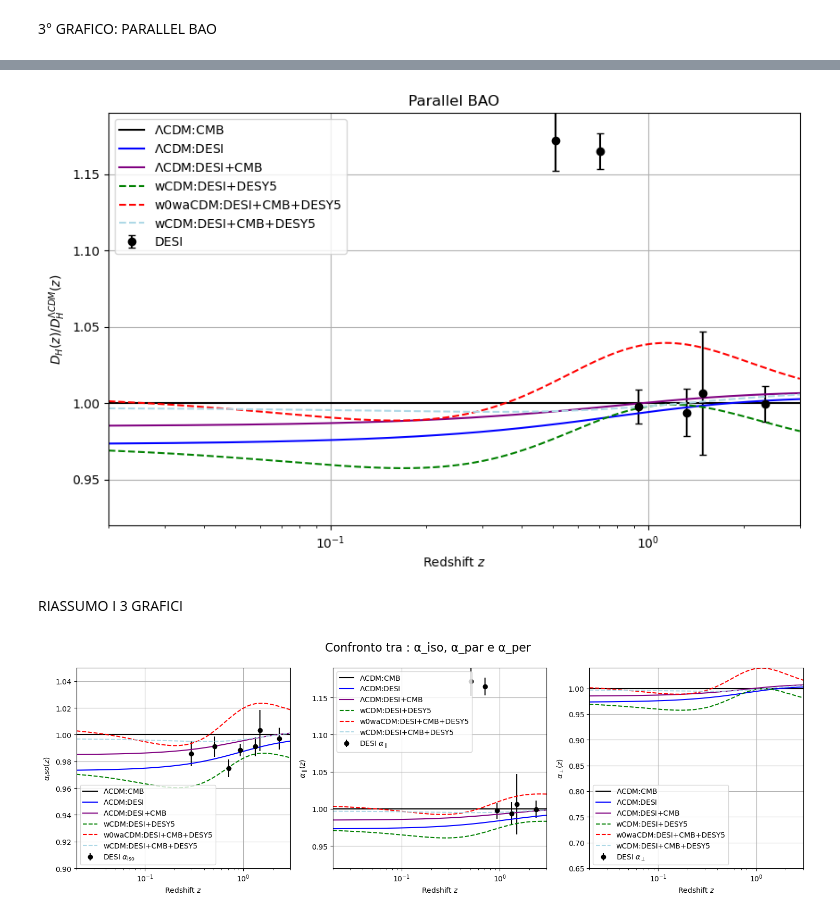
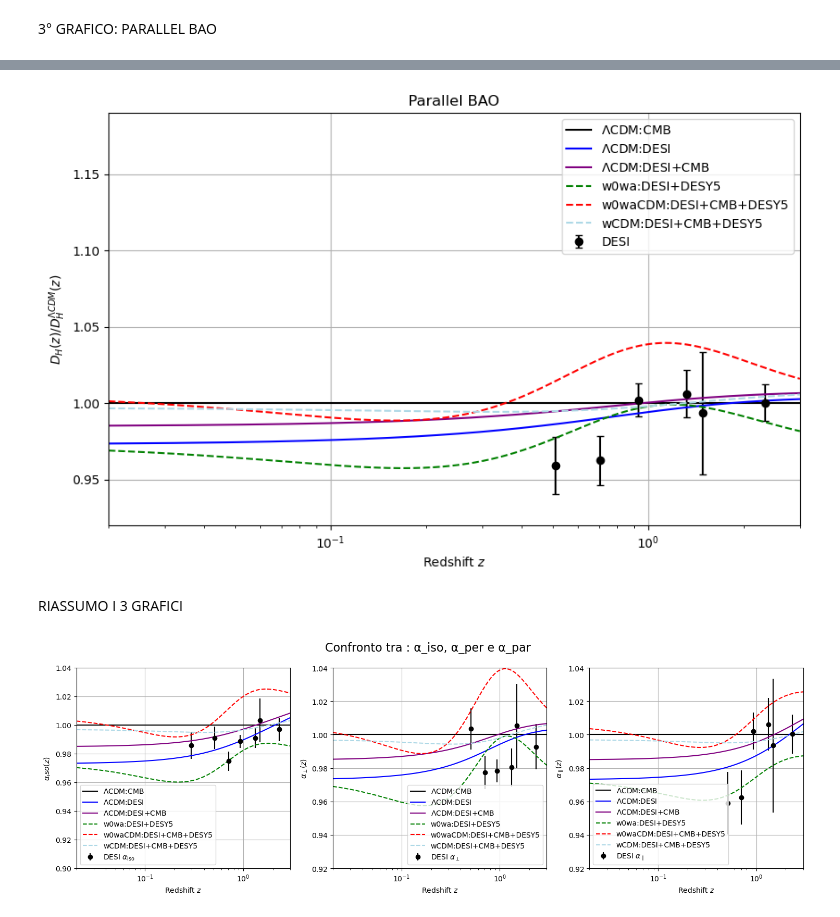
Before and after one commit to maddaba/astrocosmolib, a Jupyter notebook: demo/demo-desi2.ipynb, the cells around one changed output, grey strips where cells are left out. Cells and saved outputs as stored; diff of their text form; code cells hidden in the pictures.

Commit message:
add es desi

```diff
--- a/demo/demo-desi2.ipynb
+++ b/demo/demo-desi2.ipynb
@@ -77,11 +81,11 @@ plt.show()
 2° GRAFICO: PERPENDICULAR BAO
 # %%
 z_eff = np.array([0.510, 0.706, 0.934, 1.321, 1.484, 2.330])
-DM_over_rd_meas = np.array([13.301, 14.376, 15.767, 18.514, 20.284, 28.393])
-DM_over_rd_err = np.array([0.150, 0.125, 0.125, 0.180, 0.255, 0.189])
+DM_over_rd_meas = np.array([13.588, 17.351,21.576, 27.601,30.512,38.988])
+DM_over_rd_err = np.array([0.167, 0.177, 0.152, 0.318, 0.760, 0.531])
 r_d = 147.05  # Mpc
 
-DM_fid = np.array([dist_CMB.angular_diameter_distance(z) for z in z_eff])
+DM_fid = np.array([dist_CMB.comoving_distance(z) for z in z_eff])
 DM_over_rd_fid = DM_fid / r_d
 alpha_per = DM_over_rd_meas / DM_over_rd_fid
 #alpha_per_err = alpha_per * (DM_over_rd_err / DM_over_rd_meas)
@@ -154,12 +144,12 @@ for z, val, err in zip(z_eff, alpha_par, alpha_par_err):
 # %%
 z_eff = np.array([0.510, 0.706, 0.934, 1.321, 1.484, 2.330])
-DH_over_rd_meas = np.array([19.455, 17.351, 17.641, 14.176, 12.817, 8.632])
-DH_over_rd_err = np.array([0.330, 0.177, 0.193, 0.221, 0.516, 0.101])
+DH_over_rd_meas = np.array([21.863,19.455, 17.641, 14.176, 12.817, 8.632])
+DH_over_rd_err = np.array([0.425,0.330, 0.193, 0.221, 0.516, 0.101])
 
 r_d = 147.05  # Mpc
 DH_fid = np.array([dist_CMB.hubble_distance(z) for z in z_eff])
 DH_over_rd_fid = DH_fid / r_d
-alpha_par = DH_over_rd_fid / DH_over_rd_meas
+alpha_par = DH_over_rd_meas / DH_over_rd_fid
 #alpha_par_err = alpha_par * (DH_over_rd_err / DH_over_rd_meas)
 alpha_par_err = alpha_par * np.sqrt((DH_over_rd_err / DH_over_rd_meas)**2 +  (0 / DH_over_rd_fid)**2)
 
@@ -182,7 +172,7 @@ plt.plot(z_vals, dh_LambdaCDM_CMB, label=r'$\Lambda$CDM:CMB', color='black')
 plt.plot(z_vals, dh_DESI, label=r'$\Lambda$CDM:DESI', color='blue')
 plt.plot(z_vals, dh_DESI_CMB, label=r'$\Lambda$CDM:DESI+CMB', color='purple')
 #plt.plot(z_vals, dv_DESY5, label=r'$\Lambda$CDM:DESY5', color='orange')
-plt.plot(z_vals, dh_w0wa_DESI_DESY5, label='wCDM:DESI+DESY5', color='green', linestyle='--')
+plt.plot(z_vals, dh_w0wa_DESI_DESY5, label='w0wa:DESI+DESY5', color='green', linestyle='--')
 plt.plot(z_vals, dh_w0wa_DESI_CMB_DESY5, label='w0waCDM:DESI+CMB+DESY5', color='red', linestyle='--')
 plt.plot(z_vals, dh_wCDM_DESI_CMB_DESY5, label='wCDM:DESI+CMB+DESY5', color='lightblue', linestyle='--')
 plt.xscale('log')
@@ -190,13 +180,13 @@ plt.xscale('log')
 plt.xlabel("Redshift $z$")
 plt.ylabel("$D_H(z)/D_H^{\Lambda CDM}(z)$")
 plt.xlim(0.02, 3)
-plt.ylim(0.92, 1.19)  #COME VEDI DA PRINT I PRIMI DUE VALORI SONO PIU' ALTI DEL GRAFICO (>1.04)
+plt.ylim(0.92, 1.19)
 plt.title("Parallel BAO")
 plt.legend()
 plt.grid(True)
 plt.show()
 # %% [output]
-[figure, old version]
+[figure, new version]
 # %% [markdown]
 RIASSUMO I 3 GRAFICI
 # %%
@@ -204,55 +194,57 @@ RIASSUMO I 3 GRAFICI
 fig, axes = plt.subplots(1, 3, figsize=(18, 5), sharex=True)
 axes[0].errorbar(z_values, alpha_iso_values, yerr=alpha_iso_errors, fmt='o', color='black', label=r'DESI $\alpha_{\rm iso}$')
 axes[0].set_ylabel(r"$\alpha_iso(z)$")
 axes[0].set_xlabel("Redshift $z$")
 axes[0].set_xlim(0.02, 3)
-axes[0].set_ylim(0.9, 1.05)
+axes[0].set_ylim(0.9, 1.04)
 axes[0].plot(z_vals, dv_LambdaCDM_CMB, label=r'$\Lambda$CDM:CMB', color='black')
 axes[0].plot(z_vals, dv_DESI, label=r'$\Lambda$CDM:DESI', color='blue')
 axes[0].plot(z_vals, dv_DESI_CMB, label=r'$\Lambda$CDM:DESI+CMB', color='purple')
 #axes[1].plot(z_vals, dv_DESY5, label=r'$\Lambda$CDM:DESY5', color='orange')
-axes[0].plot(z_vals, dv_w0wa_DESI_DESY5, label='wCDM:DESI+DESY5', color='green', linestyle='--')
+axes[0].plot(z_vals, dv_w0wa_DESI_DESY5, label='w0wa:DESI+DESY5', color='green', linestyle='--')
 axes[0].plot(z_vals, dv_w0wa_DESI_CMB_DESY5, label='w0waCDM:DESI+CMB+DESY5', color='red', linestyle='--')
 axes[0].plot(z_vals, dv_wCDM_DESI_CMB_DESY5, label='wCDM:DESI+CMB+DESY5', color='lightblue', linestyle='--')
 axes[0].set_xscale('log')
 axes[0].legend()
 axes[0].grid(True)
 
 
-axes[1].errorbar(z_eff[0:], alpha_par[0:], yerr=alpha_par_err[0:], fmt='o', color='black', label=r'DESI $\alpha_\parallel$')
-axes[1].set_ylabel(r"$\alpha_\parallel(z)$")
+axes[1].errorbar(z_eff[0:], alpha_per[0:], yerr=alpha_per_err[0:], fmt='o', color='black', label=r'DESI $\alpha_\perp$')
+axes[1].set_ylabel(r"$\alpha_\perp(z)$")
 axes[1].set_xlabel("Redshift $z$")
 axes[1].set_xlim(0.02, 3)
-axes[1].set_ylim(0.92, 1.19)
-axes[1].plot(z_vals, dm_LambdaCDM_CMB, label=r'$\Lambda$CDM:CMB', color='black')
-axes[1].plot(z_vals, dm_DESI, label=r'$\Lambda$CDM:DESI', color='blue')
-axes[1].plot(z_vals, dm_DESI_CMB, label=r'$\Lambda$CDM:DESI+CMB', color='purple')
-#axes[1].plot(z_vals, dm_DESY5, label=r'$\Lambda$CDM:DESY5', color='orange')
-axes[1].plot(z_vals, dm_w0wa_DESI_DESY5, label='wCDM:DESI+DESY5', color='green', linestyle='--')
-axes[1].plot(z_vals, dm_w0wa_DESI_CMB_DESY5, label='w0waCDM:DESI+CMB+DESY5', color='red', linestyle='--')
-axes[1].plot(z_vals, dm_wCDM_DESI_CMB_DESY5, label='wCDM:DESI+CMB+DESY5', color='lightblue', linestyle='--')
+axes[1].set_ylim(0.92, 1.04)
+axes[1].plot(z_vals, dh_LambdaCDM_CMB, label=r'$\Lambda$CDM:CMB', color='black')
+axes[1].plot(z_vals, dh_DESI, label=r'$\Lambda$CDM:DESI', color='blue')
+axes[1].plot(z_vals, dh_DESI_CMB, label=r'$\Lambda$CDM:DESI+CMB', color='purple')
+#axes[1].plot(z_vals, dv_DESY5, label=r'$\Lambda$CDM:DESY5', color='orange')
+axes[1].plot(z_vals, dh_w0wa_DESI_DESY5, label='w0wa:DESI+DESY5', color='green', linestyle='--')
+axes[1].plot(z_vals, dh_w0wa_DESI_CMB_DESY5, label='w0waCDM:DESI+CMB+DESY5', color='red', linestyle='--')
+axes[1].plot(z_vals, dh_wCDM_DESI_CMB_DESY5, label='wCDM:DESI+CMB+DESY5', color='lightblue', linestyle='--')
 axes[1].set_xscale('log')
 axes[1].legend()
 axes[1].grid(True)
 
-
-axes[2].errorbar(z_eff[0:], alpha_per[0:], yerr=alpha_per_err[0:], fmt='o', color='black', label=r'DESI $\alpha_\perp$')
-axes[2].set_ylabel(r"$\alpha_\perp(z)$")
+axes[2].errorbar(z_eff[0:], alpha_par[0:], yerr=alpha_par_err[0:], fmt='o', color='black', label=r'DESI $\alpha_\parallel$')
+axes[2].set_ylabel(r"$\alpha_\parallel(z)$")
 axes[2].set_xlabel("Redshift $z$")
 axes[2].set_xlim(0.02, 3)
-axes[2].set_ylim(0.65, 1.04)
-axes[2].plot(z_vals, dh_LambdaCDM_CMB, label=r'$\Lambda$CDM:CMB', color='black')
-axes[2].plot(z_vals, dh_DESI, label=r'$\Lambda$CDM:DESI', color='blue')
-axes[2].plot(z_vals, dh_DESI_CMB, label=r'$\Lambda$CDM:DESI+CMB', color='purple')
-#axes[1].plot(z_vals, dv_DESY5, label=r'$\Lambda$CDM:DESY5', color='orange')
-axes[2].plot(z_vals, dh_w0wa_DESI_DESY5, label='wCDM:DESI+DESY5', color='green', linestyle='--')
-axes[2].plot(z_vals, dh_w0wa_DESI_CMB_DESY5, label='w0waCDM:DESI+CMB+DESY5', color='red', linestyle='--')
-axes[2].plot(z_vals, dh_wCDM_DESI_CMB_DESY5, label='wCDM:DESI+CMB+DESY5', color='lightblue', linestyle='--')
+axes[2].set_ylim(0.92, 1.04)
+axes[2].plot(z_vals, dm_LambdaCDM_CMB, label=r'$\Lambda$CDM:CMB', color='black')
+axes[2].plot(z_vals, dm_DESI, label=r'$\Lambda$CDM:DESI', color='blue')
+axes[2].plot(z_vals, dm_DESI_CMB, label=r'$\Lambda$CDM:DESI+CMB', color='purple')
+#axes[2].plot(z_vals, dm_DESY5, label=r'$\Lambda$CDM:DESY5', color='orange')
+axes[2].plot(z_vals, dm_w0wa_DESI_DESY5, label='w0wa:DESI+DESY5', color='green', linestyle='--')
+axes[2].plot(z_vals, dm_w0wa_DESI_CMB_DESY5, label='w0waCDM:DESI+CMB+DESY5', color='red', linestyle='--')
+axes[2].plot(z_vals, dm_wCDM_DESI_CMB_DESY5, label='wCDM:DESI+CMB+DESY5', color='lightblue', linestyle='--')
 axes[2].set_xscale('log')
 axes[2].legend()
 axes[2].grid(True)
 
-plt.suptitle("Confronto tra : α_iso, α_par e α_per", fontsize=16)
+
+
+
+plt.suptitle("Confronto tra : α_iso, α_per e α_par", fontsize=16)
 plt.show()
 # %% [output]
-[figure, old version]
+[figure, new version]
```
Also changed, not shown: parts of 6 cells of this notebook, 6 other files.
